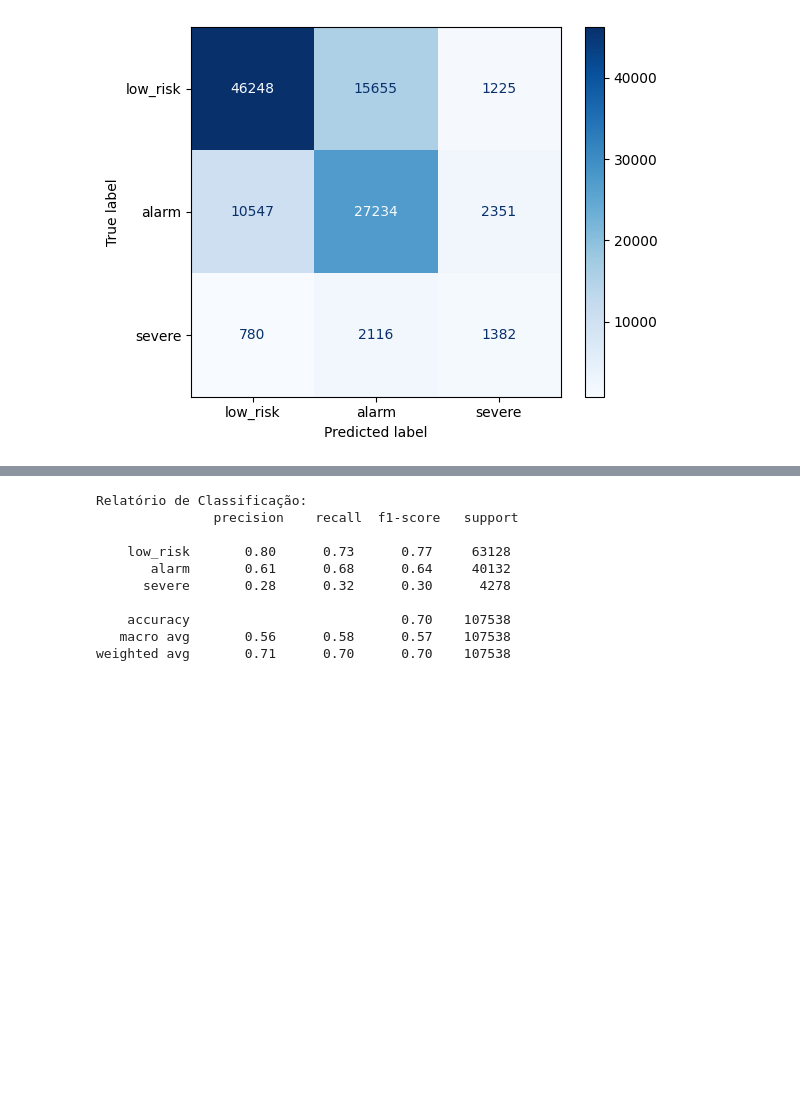
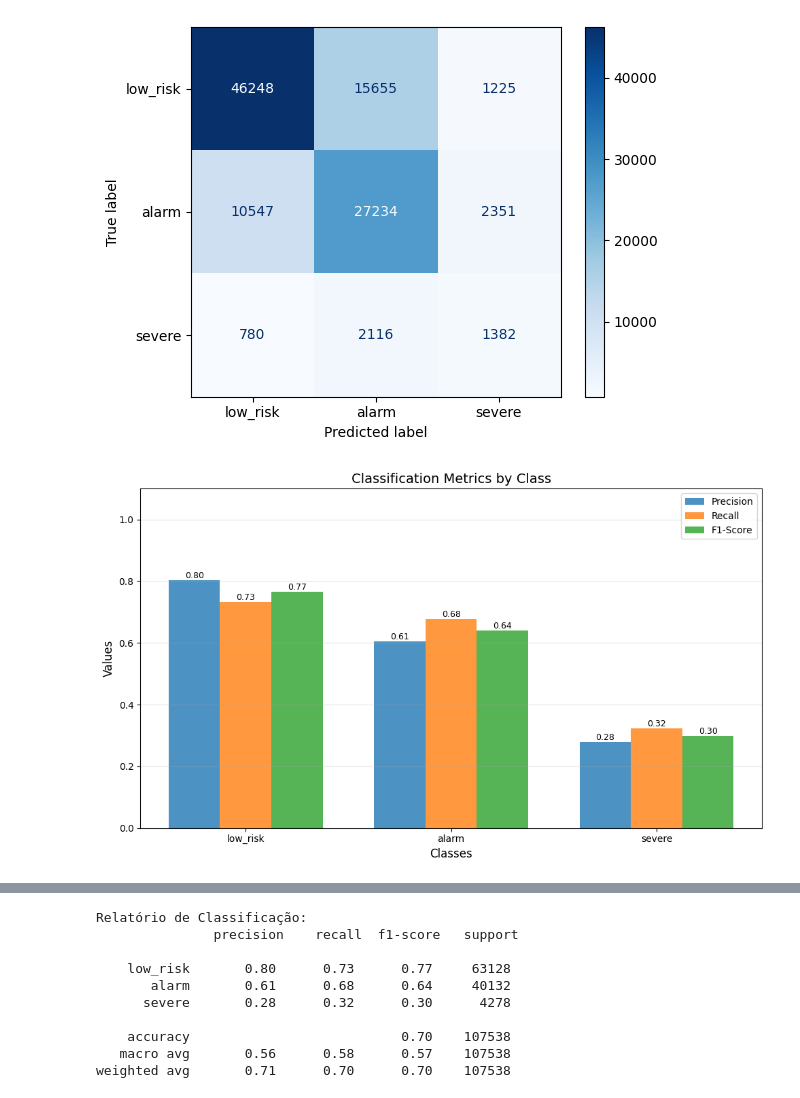
Before and after one commit to gct02/TrabalhoPraticoML, a Jupyter notebook: src/random_forest.ipynb, the cells around one changed output, grey strips where cells are left out. Cells and saved outputs as stored; diff of their text form; code cells hidden in the pictures; blank space fills up the shorter version.

```diff
--- a/src/random_forest.ipynb
+++ b/src/random_forest.ipynb
@@ -32,7 +37,7 @@ Na célula seguinte são definidas constantes utilitárias diversas que serão u
 # %%
 random_state = 42
 
-max_depths = [5, 8, 10, 15, 20, 30, 50, None]
+max_depths = [3, 6, 8, 10, 15, 20, 30, None]
 
 configs_to_test = [
     {
@@ -210,3 +215,7 @@ ConfusionMatrixDisplay.from_predictions(y_test, y_pred, display_labels=target_na
 # %% [output]
 <sklearn.metrics._plot.confusion_matrix.ConfusionMatrixDisplay at 0x...>
 [figure]
+# %%
+fig, ax, report_dict = plot_metrics_by_class(y_test, y_pred, target_names=target_names)
+# %% [output]
+[figure, added]
```
Also changed, not shown: parts of 3 cells of this notebook, 10 other files.
